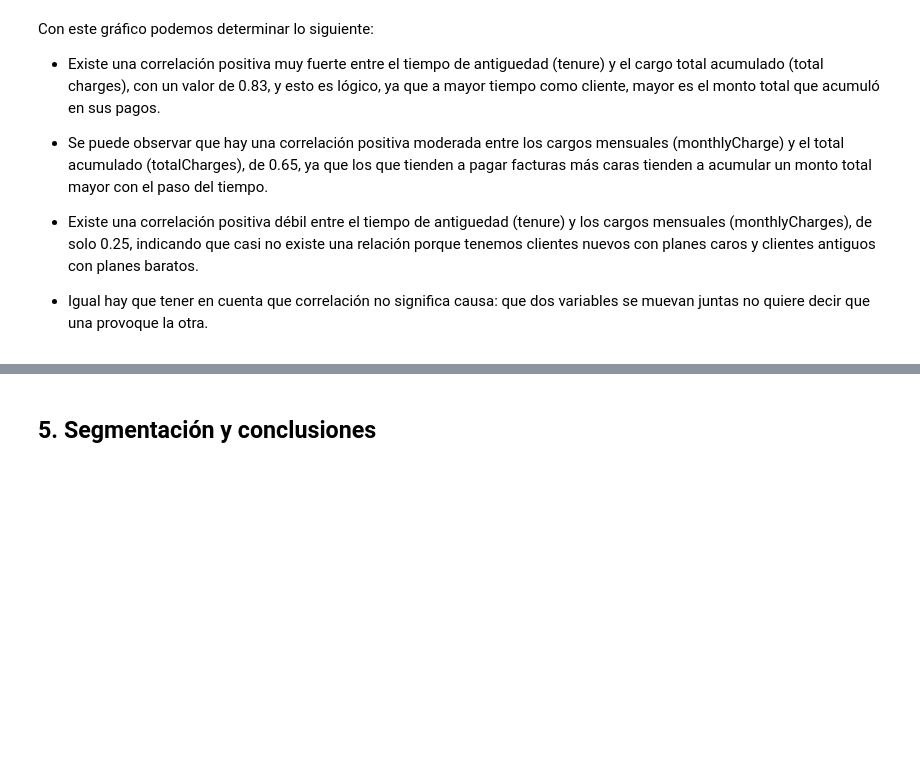
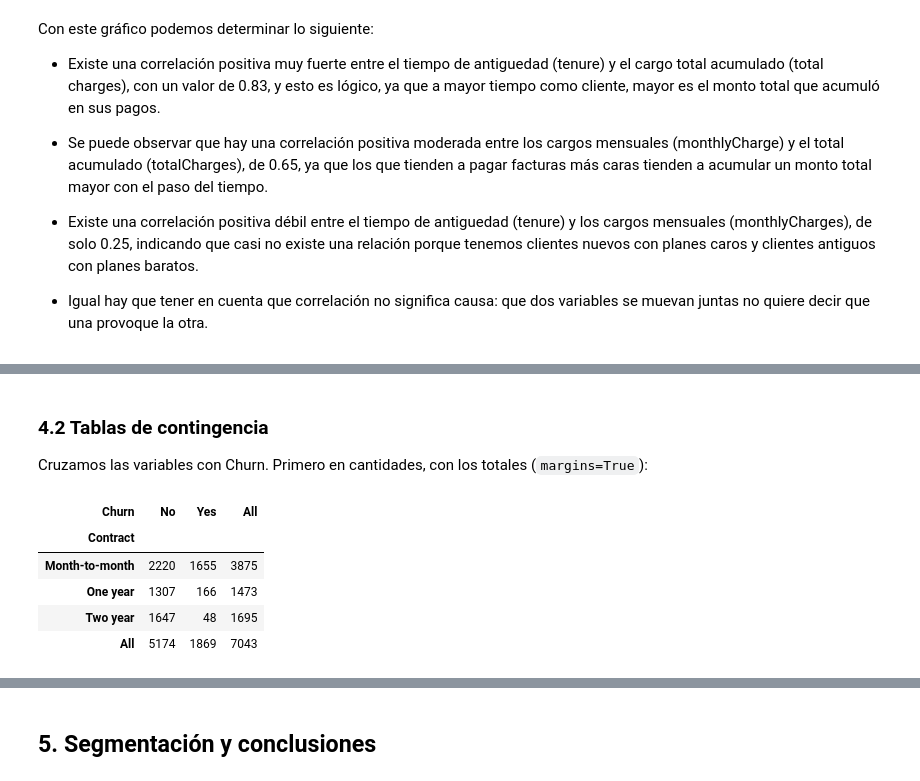
Before and after one commit to andyargg/tpi-analisis-de-datos, a Jupyter notebook: notebooks/TPI_Analisis_de_Datos.ipynb, the cells around one changed output, grey strips where cells are left out. Cells and saved outputs as stored; diff of their text form; code cells hidden in the pictures; blank space fills up the shorter version.

```diff
--- a/notebooks/TPI_Analisis_de_Datos.ipynb
+++ b/notebooks/TPI_Analisis_de_Datos.ipynb
@@ -720,0 +522,13 @@ plt.show()
+# %% [markdown]
+### 4.2 Tablas de contingencia
+
+Cruzamos las variables con Churn. Primero en cantidades, con los totales (`margins=True`):
+# %%
+pd.crosstab(df["Contract"], df["Churn"], margins=True)
+# %% [output]
+| Churn | No | Yes | All |
+| Contract |  |  |  |
+| Month-to-month | 2220 | 1655 | 3875 |
+| One year | 1307 | 166 | 1473 |
+| Two year | 1647 | 48 | 1695 |
+| All | 5174 | 1869 | 7043 |
```
Also changed, not shown: parts of 22 cells of this notebook.
